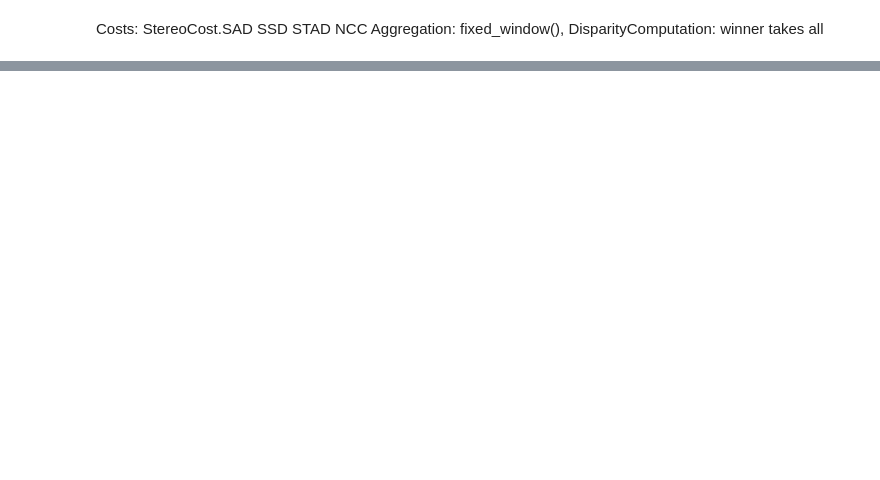
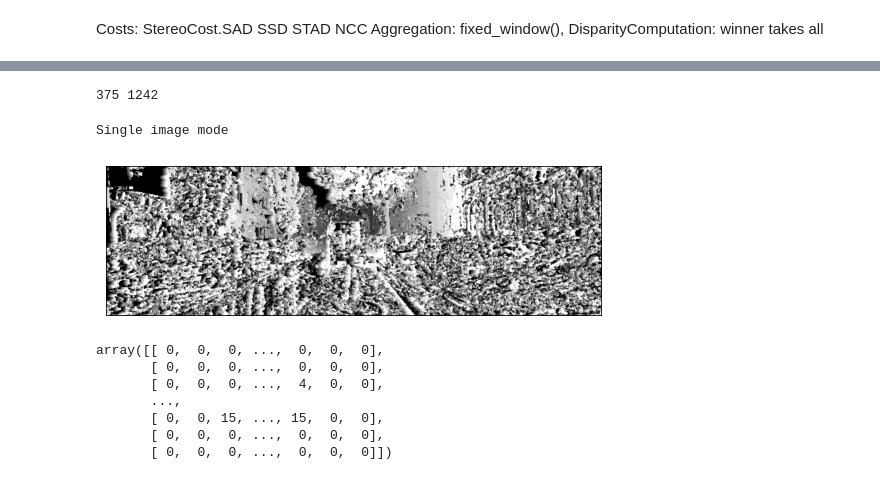
Before and after one commit to MachtaYassine/StereoMatching, a Jupyter notebook: main.ipynb, the cells around one changed output, grey strips where cells are left out. Drawn from its saved outputs; the diff is of its cells as text; code cells hidden in the pictures; blank space fills up the shorter version.

```diff
--- a/main.ipynb
+++ b/main.ipynb
@@ -26,0 +59,24 @@ AttributeError: 'StereoPipeline' object has no attribute 'max_disparity'
+# %%
+cost_function=StereoCost.SSD
+aggregation_function=fixed_window(5)
+disparity_computation=DisparityComputation()
+disparity_refinement=None
+StereoPipeline(image_name,
+                'fixed_window_11_SSD_winner_takes_all',
+                cost_function,
+                aggregation_function,
+                disparity_computation,
+                disparity_refinement,
+                dataloader=DataLoader,
+                datavisualizer=DataVisualizer).compute_disparity_map()
+# %% [output]
+375 1242
+Single image mode
+[figure, added]
+array([[ 0,  0,  0, ...,  0,  0,  0],
+       [ 0,  0,  0, ...,  0,  0,  0],
+       [ 0,  0,  0, ...,  4,  0,  0],
+       ...,
+       [ 0,  0, 15, ..., 15,  0,  0],
+       [ 0,  0,  0, ...,  0,  0,  0],
+       [ 0,  0,  0, ...,  0,  0,  0]])
```
Also changed, not shown: parts of 5 cells of this notebook, 12 other files.
